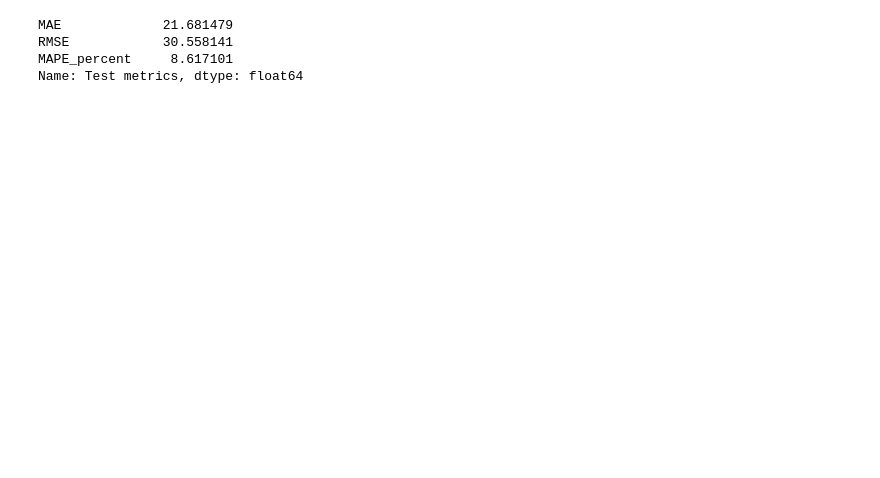
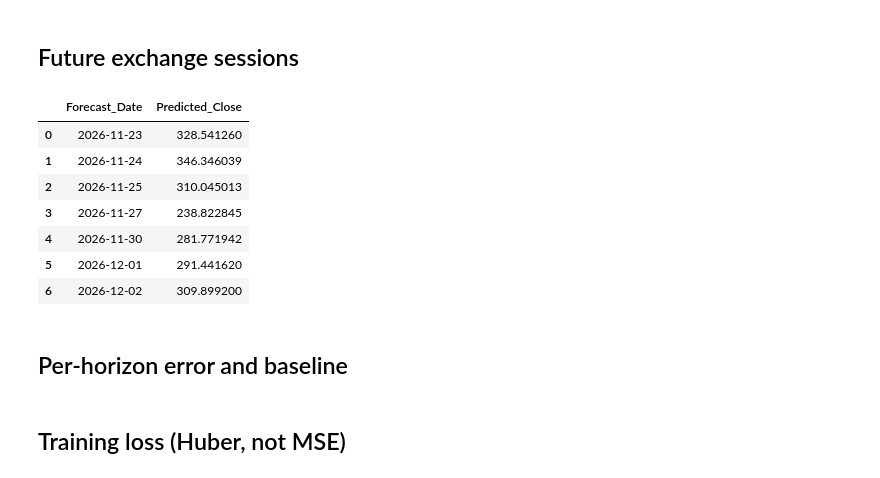
Before and after one commit to Kaush1590/Stock-Forecasting, a Jupyter notebook: ml/notebook.ipynb, the cells around one changed output. Saved outputs shown, nothing was run; the diff lists cells and outputs as text; code cells hidden in the pictures; blank space fills up the shorter version.

Commit message:
Rewritten the transformer model and included naive and ml models. Added streamlit interface.

```diff
--- a/ml/notebook.ipynb
+++ b/ml/notebook.ipynb
@@ -179,0 +4,34 @@ Early stopping.
+# %%
+import os
+import json
+import sys
+from pathlib import Path
+
+# Jupyter may start in the ml/ folder. Discover the extracted project root
+# so `from ml.run_training import run` works from either directory.
+CWD = Path.cwd().resolve()
+PROJECT_ROOT = next(
+    (folder for folder in (CWD, *CWD.parents)
+     if (folder / "ml" / "run_training.py").is_file()),
+    None,
+)
+if PROJECT_ROOT is None:
+    raise FileNotFoundError(
+        "Cannot locate ml/run_training.py. Extract the entire ZIP and start "
+        "Jupyter from Stock-Forecasting-Naive-ML-Dashboard/ or its ml/ folder."
+    )
+if str(PROJECT_ROOT) not in sys.path:
+    sys.path.insert(0, str(PROJECT_ROOT))
+
+import pandas as pd
+import plotly.graph_objects as go
+from dotenv import load_dotenv
+from ml.run_training import run
+from ml.src.forecast import artifact_slug
+
+load_dotenv(PROJECT_ROOT / ".env")
+TICKER = os.getenv("STOCK", "AAPL")
+PERIOD = os.getenv("PERIOD", "5y")
+INTERVAL = os.getenv("INTERVAL", "1d")
+EXCHANGE = os.getenv("EXCHANGE", "NYSE")
+print("Project root:", PROJECT_ROOT)
@@ -179,0 +43,3 @@ Early stopping.
+# %%
+metrics, forecast = run(TICKER, period=PERIOD, interval=INTERVAL, exchange=EXCHANGE, epochs=30, lookback=30, horizon=7, output_dir=PROJECT_ROOT / "outputs")
+print(json.dumps(metrics, indent=2))
@@ -179,0 +64,15 @@ Early stopping.
+# %% [markdown]
+## Future exchange sessions
+# %%
+display(forecast)
+# %% [output]
+|  | Forecast_Date | Predicted_Close |
+| 0 | 2026-11-23 | 328.541260 |
+| 1 | 2026-11-24 | 346.346039 |
+| 2 | 2026-11-25 | 310.045013 |
+| 3 | 2026-11-27 | 238.822845 |
+| 4 | 2026-11-30 | 281.771942 |
+| 5 | 2026-12-01 | 291.441620 |
+| 6 | 2026-12-02 | 309.899200 |
+# %% [markdown]
+## Per-horizon error and baseline
@@ -180 +86,3 @@ Early stopping.
+# %% [markdown]
+## Training loss (Huber, not MSE)
 # %%
@@ -195,11 +94 @@ fig.update_yaxes(showgrid=True, gridcolor="rgba(0,0,0,0.25)")
 fig.show()
-# %%
-metrics, actual, predicted = evaluate_model(
-    model, X_test, y_test, y_scaler, device=DEVICE
-)
-display(pd.Series(metrics, name="Test metrics"))
-# %% [output]
-MAE             21.681479
-RMSE            30.558141
-MAPE_percent     8.617101
-Name: Test metrics, dtype: float64
```
Also changed, not shown: parts of 24 cells of this notebook, 37 other files.
